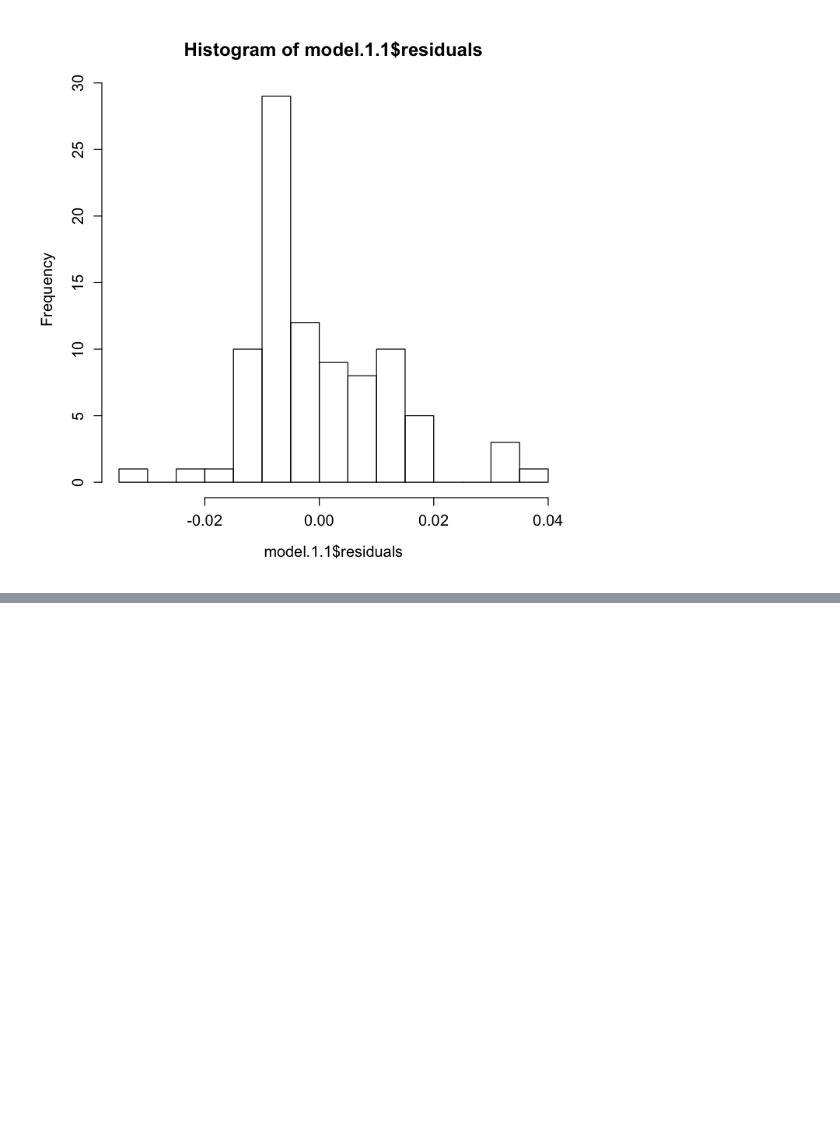
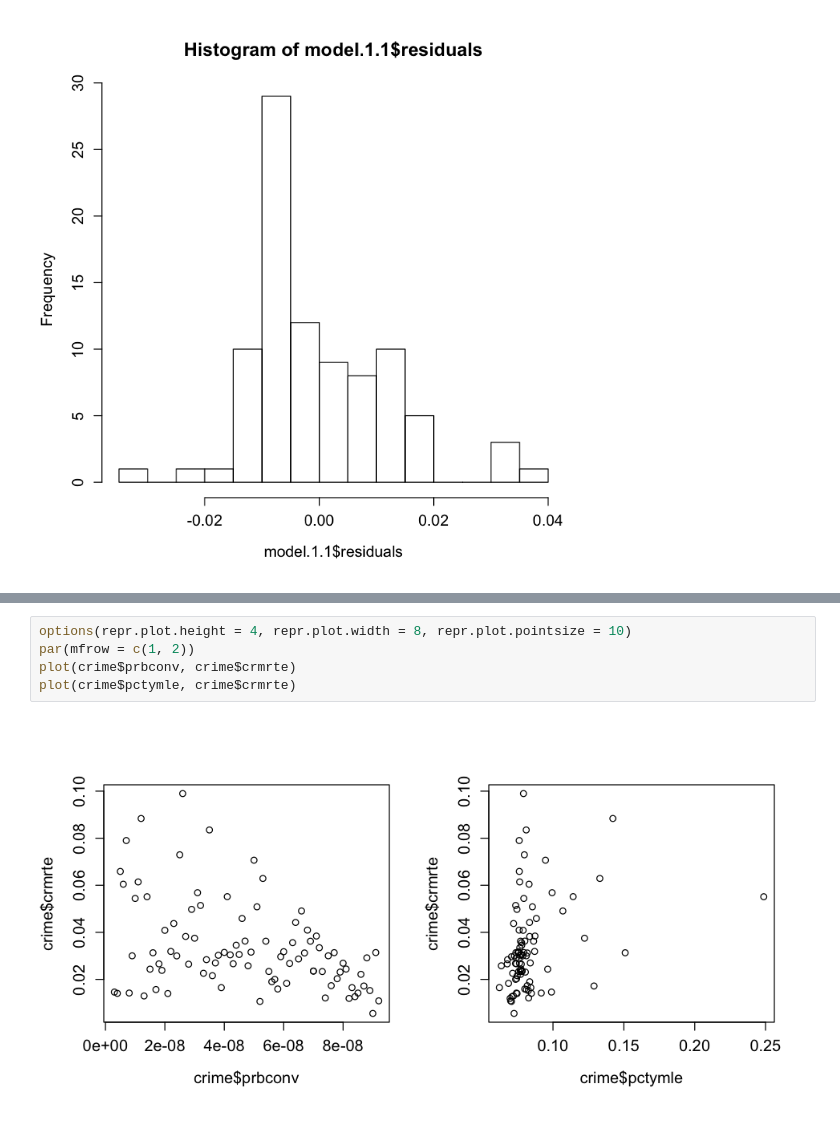
Before and after one commit to JBPelzner/w203-Lab-3, a Jupyter notebook: lab_3_report_v1.ipynb, the cells around one changed output, grey strips where cells are left out. Drawn from its saved outputs; the diff is of its cells as text; blank space fills up the shorter version.

```diff
--- a/lab_3_report_v1.ipynb
+++ b/lab_3_report_v1.ipynb
@@ -243,0 +288,7 @@ A matrix: 5 × 3 of type dbl
+# %%
+options(repr.plot.height = 4, repr.plot.width = 8, repr.plot.pointsize = 10)
+par(mfrow = c(1, 2))
+plot(crime$prbconv, crime$crmrte)
+plot(crime$pctymle, crime$crmrte)
+# %% [output]
+[figure, added]
```
Also changed, not shown: parts of 32 cells of this notebook, 1 other file.
